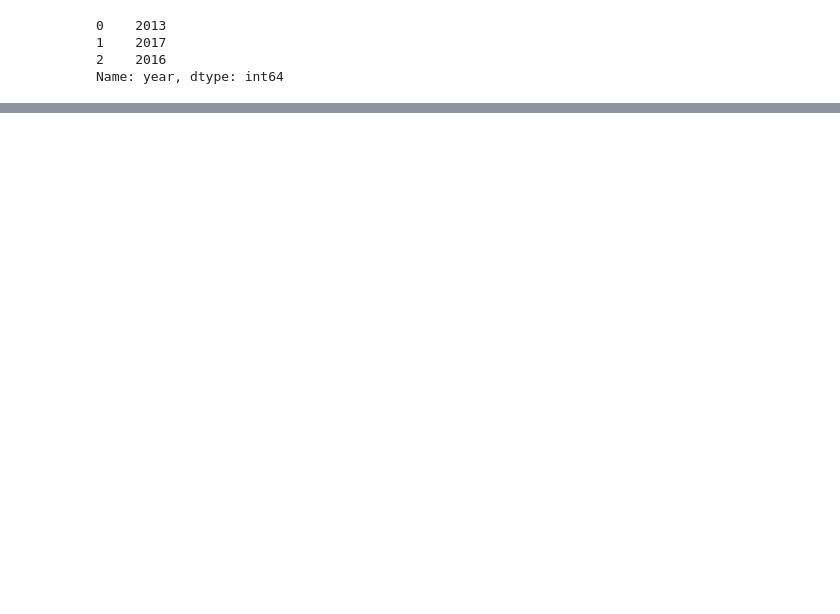
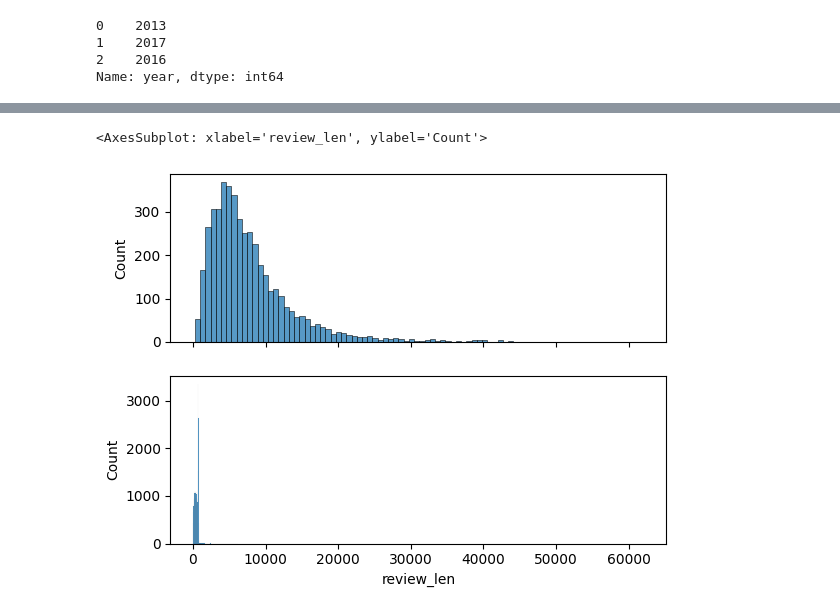
Before and after one commit to fractaldatalearning/psychedelic_efficacy, a Jupyter notebook: notebooks/10-kl-reports-engineer-ratings.ipynb, the cells around one changed output, grey strips where cells are left out. Saved outputs shown, nothing was run; the diff lists cells and outputs as text; code cells hidden in the pictures; blank space fills up the shorter version.

```diff
--- a/notebooks/10-kl-reports-engineer-ratings.ipynb
+++ b/notebooks/10-kl-reports-engineer-ratings.ipynb
@@ -502,0 +544,8 @@ sns.lineplot()
+# %%
+# How does the distribution of text lengths compare across the two datasets?
+fig, axes = plt.subplots(nrows=2, ncols=1, sharex=True)
+sns.histplot(data=psychedelic_df.review_len, ax=axes[0])
+sns.histplot(data=studies_df.review_len, ax=axes[1])
+# %% [output]
+<AxesSubplot: xlabel='review_len', ylabel='Count'>
+[figure, added]
```
Also changed, not shown: parts of 47 cells of this notebook.
